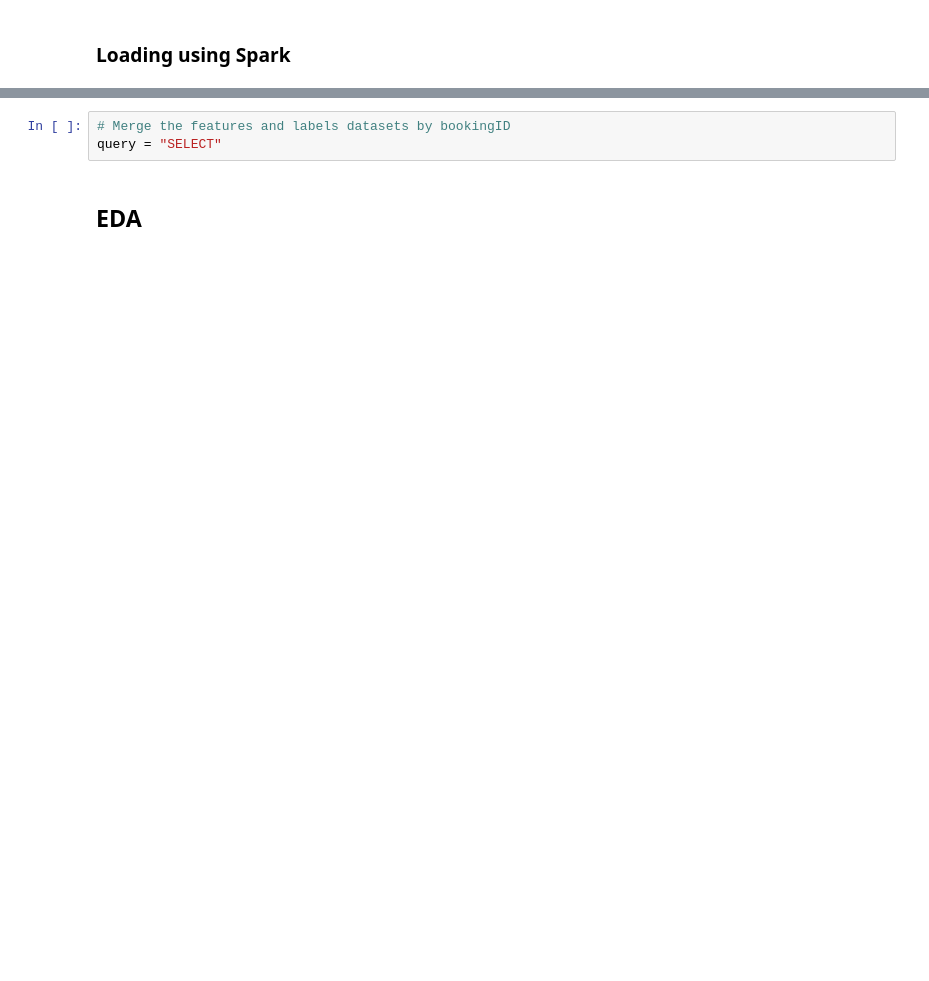
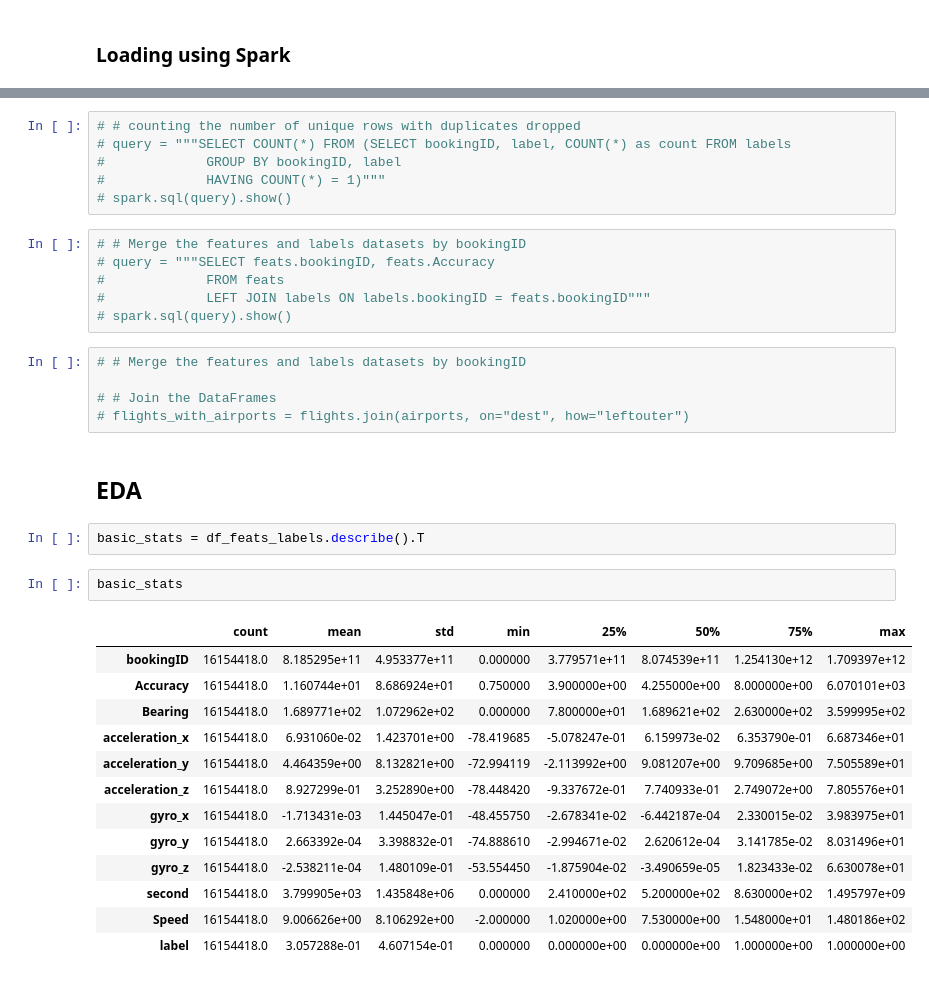
Before and after one commit to PrinceJavier/grab-ai, a Jupyter notebook: grab-ai-eda.ipynb, the cells around one changed output, grey strips where cells are left out. Cells and saved outputs as stored; diff of their text form; blank space fills up the shorter version.

```diff
--- a/grab-ai-eda.ipynb
+++ b/grab-ai-eda.ipynb
@@ -232,5 +275,37 @@ spark.sql(query).show()
+# %%
+# # counting the number of unique rows with duplicates dropped
+# query = """SELECT COUNT(*) FROM (SELECT bookingID, label, COUNT(*) as count FROM labels
+#             GROUP BY bookingID, label
+#             HAVING COUNT(*) = 1)"""
+# spark.sql(query).show()
+# %%
+# # Merge the features and labels datasets by bookingID
+# query = """SELECT feats.bookingID, feats.Accuracy
+#             FROM feats
+#             LEFT JOIN labels ON labels.bookingID = feats.bookingID"""
+# spark.sql(query).show()
 # %%
-# Merge the features and labels datasets by bookingID
-query = "SELECT"
+# # Merge the features and labels datasets by bookingID
+
+# # Join the DataFrames
+# flights_with_airports = flights.join(airports, on="dest", how="leftouter")
 # %% [markdown]
 ## EDA
+# %%
+basic_stats = df_feats_labels.describe().T
+# %%
+basic_stats
+# %% [output]
+|  | count | mean | std | min | 25% | 50% | 75% | max |
+| bookingID | 16154418.0 | 8.185295e+11 | 4.953377e+11 | 0.000000 | 3.779571e+11 | 8.074539e+11 | 1.254130e+12 | 1.709397e+12 |
+| Accuracy | 16154418.0 | 1.160744e+01 | 8.686924e+01 | 0.750000 | 3.900000e+00 | 4.255000e+00 | 8.000000e+00 | 6.070101e+03 |
+| Bearing | 16154418.0 | 1.689771e+02 | 1.072962e+02 | 0.000000 | 7.800000e+01 | 1.689621e+02 | 2.630000e+02 | 3.599995e+02 |
+| acceleration_x | 16154418.0 | 6.931060e-02 | 1.423701e+00 | -78.419685 | -5.078247e-01 | 6.159973e-02 | 6.353790e-01 | 6.687346e+01 |
+| acceleration_y | 16154418.0 | 4.464359e+00 | 8.132821e+00 | -72.994119 | -2.113992e+00 | 9.081207e+00 | 9.709685e+00 | 7.505589e+01 |
+| acceleration_z | 16154418.0 | 8.927299e-01 | 3.252890e+00 | -78.448420 | -9.337672e-01 | 7.740933e-01 | 2.749072e+00 | 7.805576e+01 |
+| gyro_x | 16154418.0 | -1.713431e-03 | 1.445047e-01 | -48.455750 | -2.678341e-02 | -6.442187e-04 | 2.330015e-02 | 3.983975e+01 |
+| gyro_y | 16154418.0 | 2.663392e-04 | 3.398832e-01 | -74.888610 | -2.994671e-02 | 2.620612e-04 | 3.141785e-02 | 8.031496e+01 |
+| gyro_z | 16154418.0 | -2.538211e-04 | 1.480109e-01 | -53.554450 | -1.875904e-02 | -3.490659e-05 | 1.823433e-02 | 6.630078e+01 |
+| second | 16154418.0 | 3.799905e+03 | 1.435848e+06 | 0.000000 | 2.410000e+02 | 5.200000e+02 | 8.630000e+02 | 1.495797e+09 |
+| Speed | 16154418.0 | 9.006626e+00 | 8.106292e+00 | -2.000000 | 1.020000e+00 | 7.530000e+00 | 1.548000e+01 | 1.480186e+02 |
+| label | 16154418.0 | 3.057288e-01 | 4.607154e-01 | 0.000000 | 0.000000e+00 | 0.000000e+00 | 1.000000e+00 | 1.000000e+00 |
```
Also changed, not shown: parts of 33 cells of this notebook.
